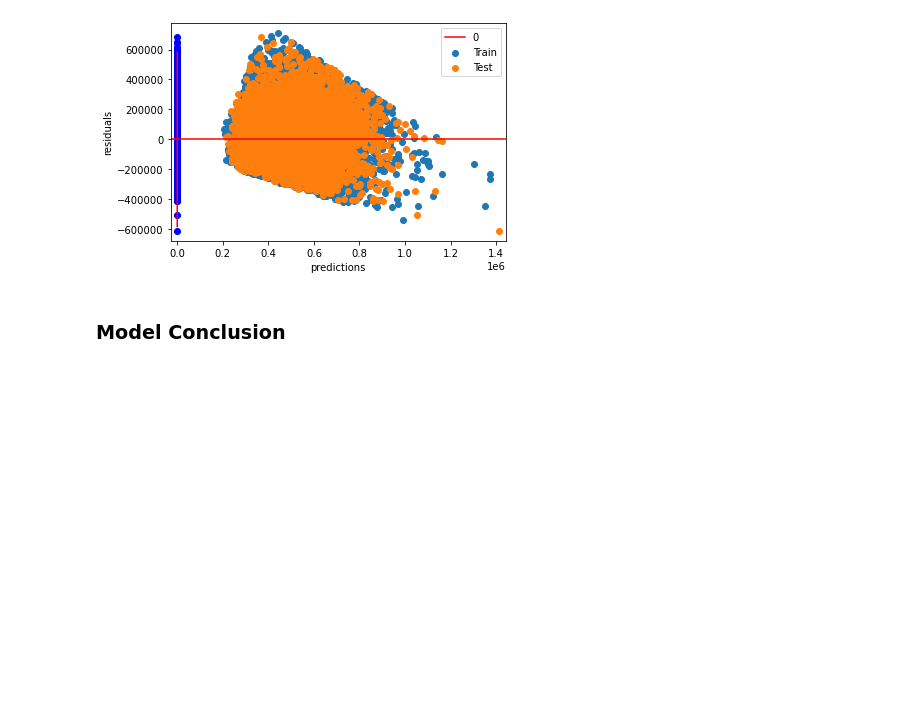
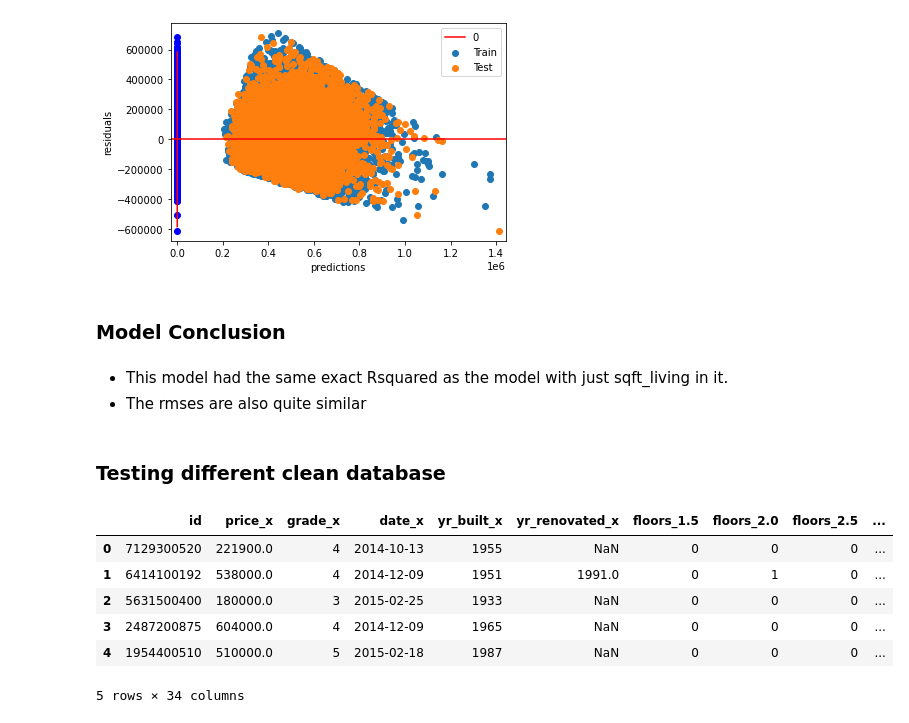
Before and after one commit to Jyve00/King-County-Housing-, a Jupyter notebook: notebooks/Tony/DataModeling.ipynb, the cells around one changed output. Drawn from its saved outputs; the diff is of its cells as text; code cells hidden in the pictures; blank space fills up the shorter version.

```diff
--- a/notebooks/Tony/DataModeling.ipynb
+++ b/notebooks/Tony/DataModeling.ipynb
@@ -453,3 +454,8 @@ check_assumptions(X_train[['sqft_living', 'bathrooms']], y_train, train_preds, t
 [figure]
 # %% [markdown]
 ### Model Conclusion
+# %% [markdown]
+- This model had the same exact Rsquared as the model with just sqft_living in it.
+- The rmses are also quite similar
+# %% [markdown]
+### Testing different clean database
@@ -455,0 +464,10 @@ check_assumptions(X_train[['sqft_living', 'bathrooms']], y_train, train_preds, t
+# %%
+cl_df.head()
+# %% [output]
+|  | id | price_x | grade_x | date_x | yr_built_x | yr_renovated_x | floors_1.5 | floors_2.0 | floors_2.5 | ... |
+| 0 | 7129300520 | 221900.0 | 4 | 2014-10-13 | 1955 | NaN | 0 | 0 | 0 | ... |
+| 1 | 6414100192 | 538000.0 | 4 | 2014-12-09 | 1951 | 1991.0 | 0 | 1 | 0 | ... |
+| 2 | 5631500400 | 180000.0 | 3 | 2015-02-25 | 1933 | NaN | 0 | 0 | 0 | ... |
+| 3 | 2487200875 | 604000.0 | 4 | 2014-12-09 | 1965 | NaN | 0 | 0 | 0 | ... |
+| 4 | 1954400510 | 510000.0 | 5 | 2015-02-18 | 1987 | NaN | 0 | 0 | 0 | ... |
+5 rows × 34 columns
```
Also changed, not shown: parts of 12 cells of this notebook, 1 other file.
